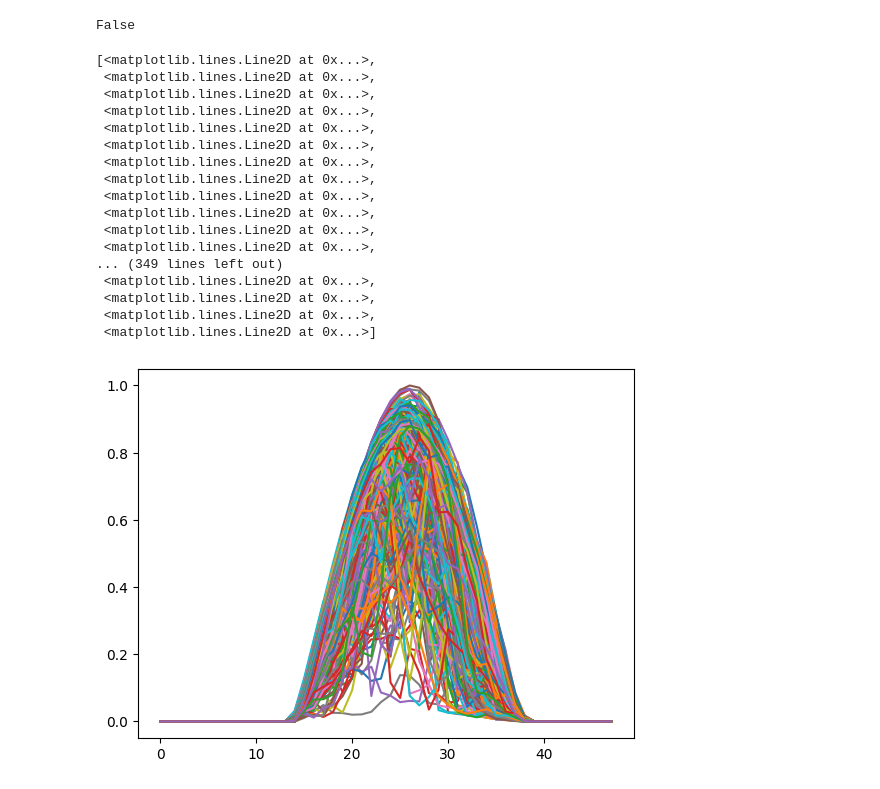
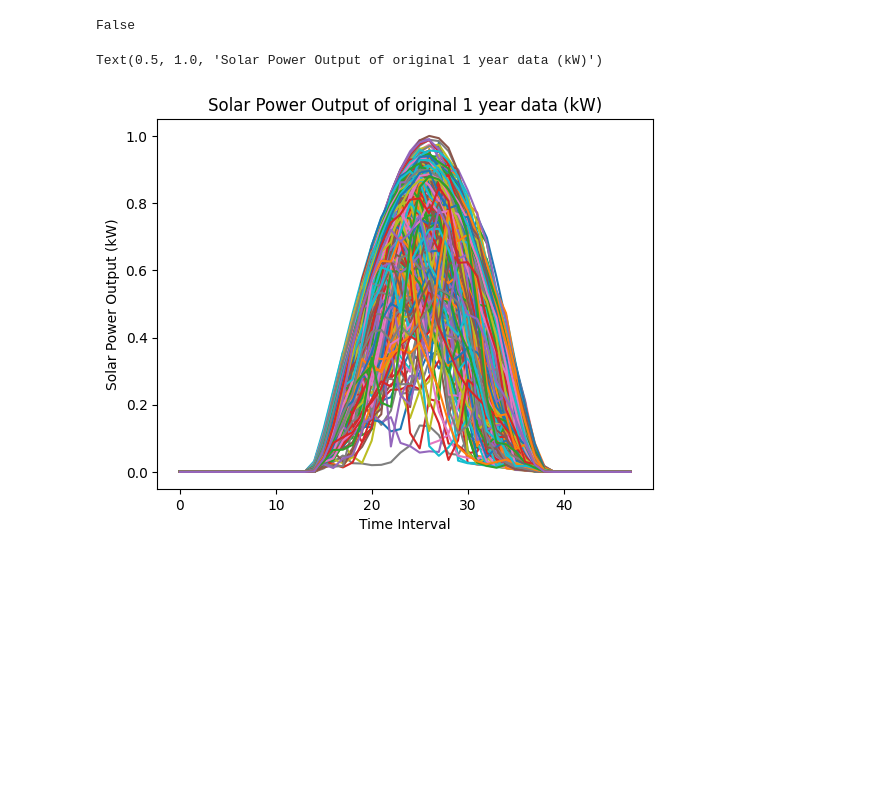
Before and after one commit to jinyi12/Data-driven-Optimization-of-EV-Charging-Coordination, a Jupyter notebook: Notebooks/solar_time.ipynb, the cells around one changed output. Cells and saved outputs as stored; diff of their text form; code cells hidden in the pictures; blank space fills up the shorter version.

```diff
--- a/Notebooks/solar_time.ipynb
+++ b/Notebooks/solar_time.ipynb
@@ -225,24 +232,11 @@ np.savetxt("Data/scenarios.csv", scenarios.T, delimiter=",")
 np.any(scenarios < 0)
 # %% [output]
 False
-# %%
-plt.plot(T_irradiance)
-# %% [output]
-[<matplotlib.lines.Line2D at 0x...>,
- <matplotlib.lines.Line2D at 0x...>,
- <matplotlib.lines.Line2D at 0x...>,
- <matplotlib.lines.Line2D at 0x...>,
- <matplotlib.lines.Line2D at 0x...>,
- <matplotlib.lines.Line2D at 0x...>,
- <matplotlib.lines.Line2D at 0x...>,
- <matplotlib.lines.Line2D at 0x...>,
- <matplotlib.lines.Line2D at 0x...>,
- <matplotlib.lines.Line2D at 0x...>,
- <matplotlib.lines.Line2D at 0x...>,
- <matplotlib.lines.Line2D at 0x...>,
-... (349 lines left out)
- <matplotlib.lines.Line2D at 0x...>,
- <matplotlib.lines.Line2D at 0x...>,
- <matplotlib.lines.Line2D at 0x...>,
- <matplotlib.lines.Line2D at 0x...>]
-[figure, removed]
+# %%
+plt.plot(T_irradiance)
+plt.xlabel("Time Interval")
+plt.ylabel("Solar Power Output (kW)")
+plt.title("Solar Power Output of original 1 year data (kW)")
+# %% [output]
+Text(0.5, 1.0, 'Solar Power Output of original 1 year data (kW)')
+[figure, added]
```
Also changed, not shown: parts of 7 cells of this notebook, 2 other files.
